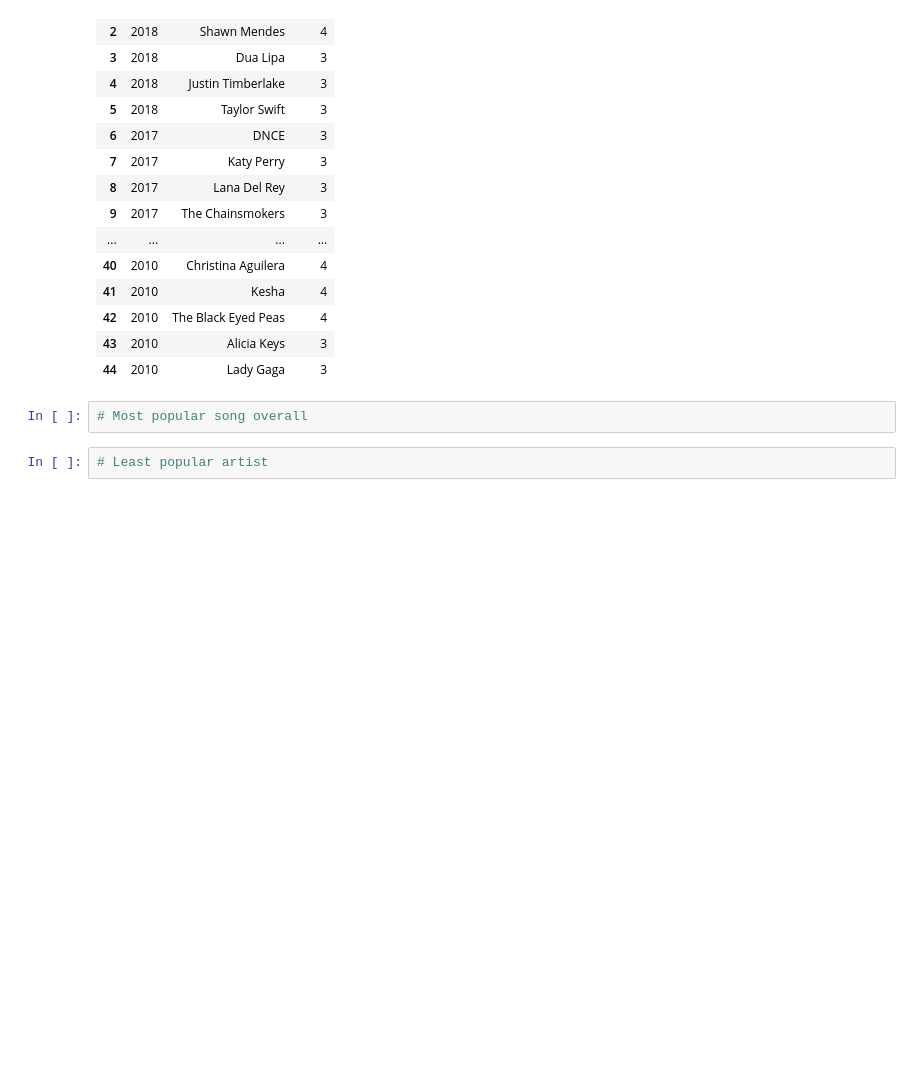
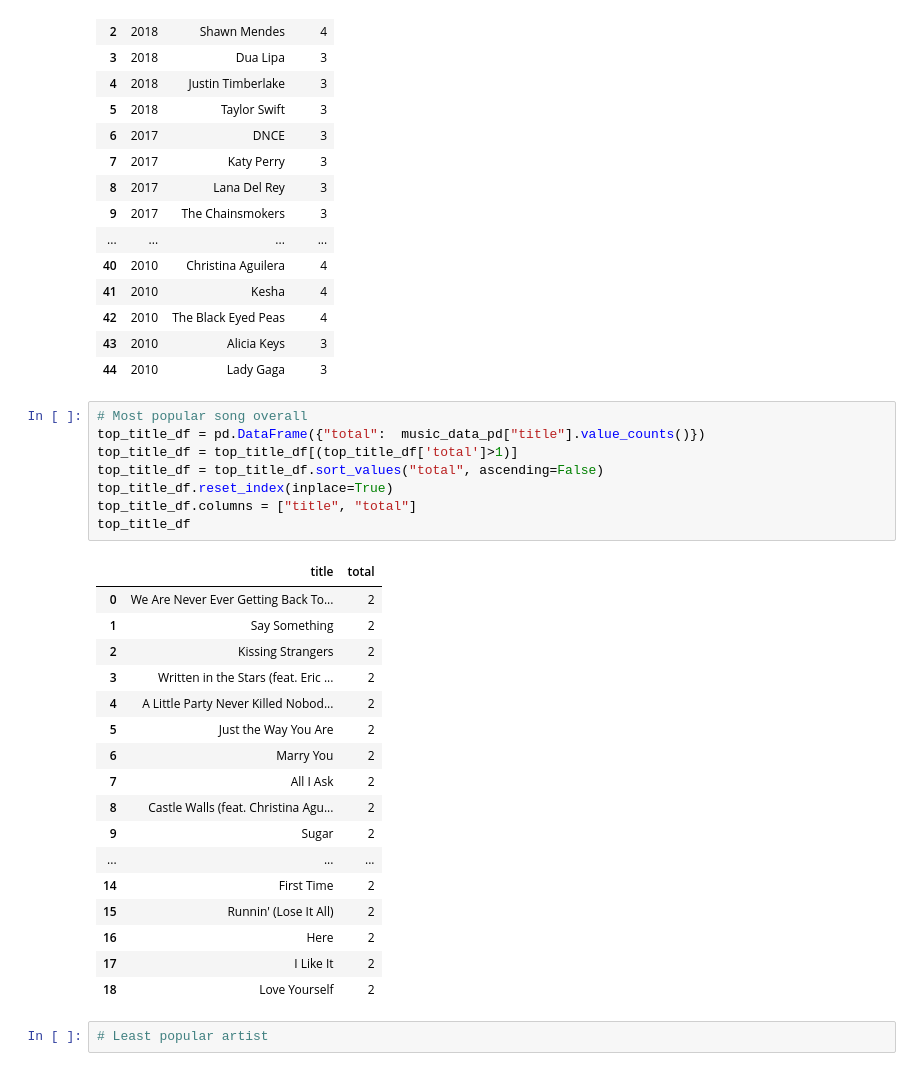
Before and after one commit to Tman2111/butler_groupE_project1, a Jupyter notebook: Team E Project.ipynb, the cells around one changed output. Cells and saved outputs as stored; diff of their text form; blank space fills up the shorter version.

Commit message:
top titles overall

```diff
--- a/Team E Project.ipynb
+++ b/Team E Project.ipynb
@@ -223,8 +222,32 @@ clart_by_year_df
 | 42 | 2010 | The Black Eyed Peas | 4 |
 | 43 | 2010 | Alicia Keys | 3 |
 | 44 | 2010 | Lady Gaga | 3 |
-# %%
-# Most popular song overall
+# %%
+# Most popular song overall
+top_title_df = pd.DataFrame({"total":  music_data_pd["title"].value_counts()})
+top_title_df = top_title_df[(top_title_df['total']>1)]
+top_title_df = top_title_df.sort_values("total", ascending=False)
+top_title_df.reset_index(inplace=True)
+top_title_df.columns = ["title", "total"]
+top_title_df
+# %% [output]
+|  | title | total |
+| 0 | We Are Never Ever Getting Back To... | 2 |
+| 1 | Say Something | 2 |
+| 2 | Kissing Strangers | 2 |
+| 3 | Written in the Stars (feat. Eric ... | 2 |
+| 4 | A Little Party Never Killed Nobod... | 2 |
+| 5 | Just the Way You Are | 2 |
+| 6 | Marry You | 2 |
+| 7 | All I Ask | 2 |
+| 8 | Castle Walls (feat. Christina Agu... | 2 |
+| 9 | Sugar | 2 |
+| ... | ... | ... |
+| 14 | First Time | 2 |
+| 15 | Runnin' (Lose It All) | 2 |
+| 16 | Here | 2 |
+| 17 | I Like It | 2 |
+| 18 | Love Yourself | 2 |
 # %%
 # Least popular artist
 # %%
```
Also changed, not shown: parts of 4 cells of this notebook.
